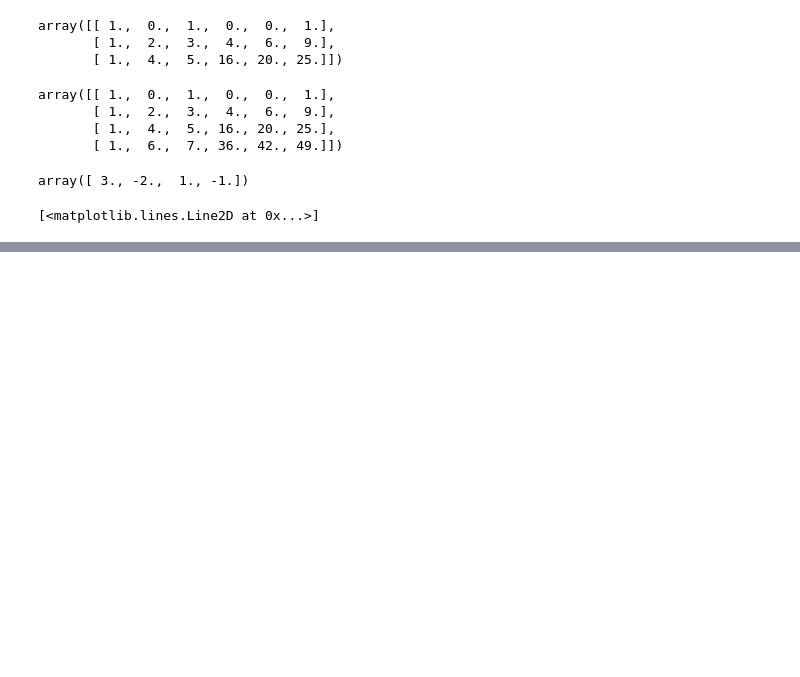
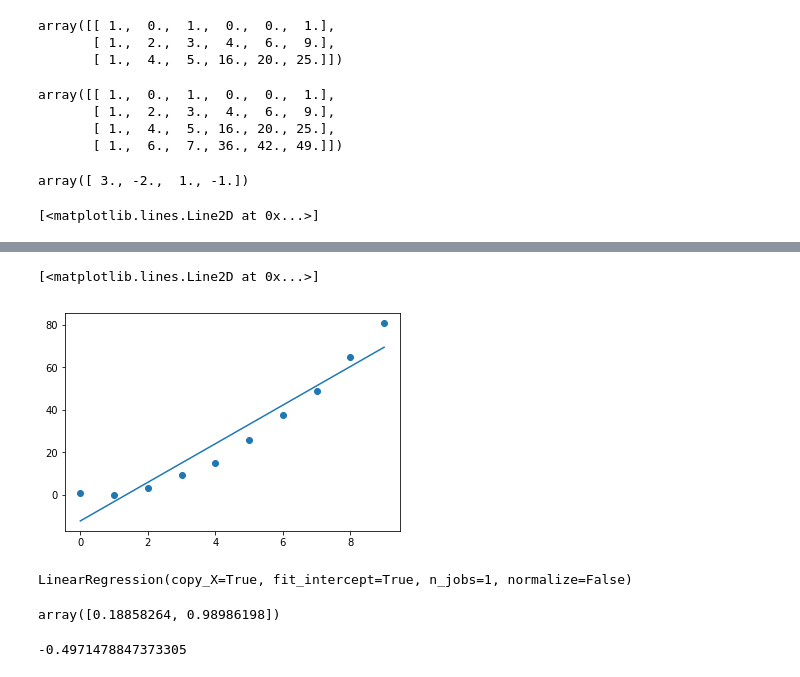
Before and after one commit to bokyonga/ga_projects, a Jupyter notebook: collinearity_ames.ipynb, the cells around one changed output, grey strips where cells are left out. Saved outputs shown, nothing was run; the diff lists cells and outputs as text; code cells hidden in the pictures; blank space fills up the shorter version.

```diff
--- a/collinearity_ames.ipynb
+++ b/collinearity_ames.ipynb
@@ -499,0 +527,9 @@ sns.pairplot(ames)
+# %%
+lr = LinearRegression()
+lr.fit(poly.x.values.reshape(-1,1), poly.y)
+pred = lr.predict(poly.x.values.reshape(-1,1))
+plt.scatter(poly.x, poly.y)
+plt.plot(poly.x, pred)
+# %% [output]
+[<matplotlib.lines.Line2D at 0x...>]
+[figure, added]
@@ -499,0 +538,13 @@ sns.pairplot(ames)
+# %%
+lr = LinearRegression()
+lr.fit(poly[['x', 'x_squared']], poly.y)
+# %% [output]
+LinearRegression(copy_X=True, fit_intercept=True, n_jobs=1, normalize=False)
+# %%
+lr.coef_
+# %% [output]
+array([0.18858264, 0.98986198])
+# %%
+lr.intercept_
+# %% [output]
+-0.4971478847373305
```
Also changed, not shown: parts of 8 cells of this notebook.
